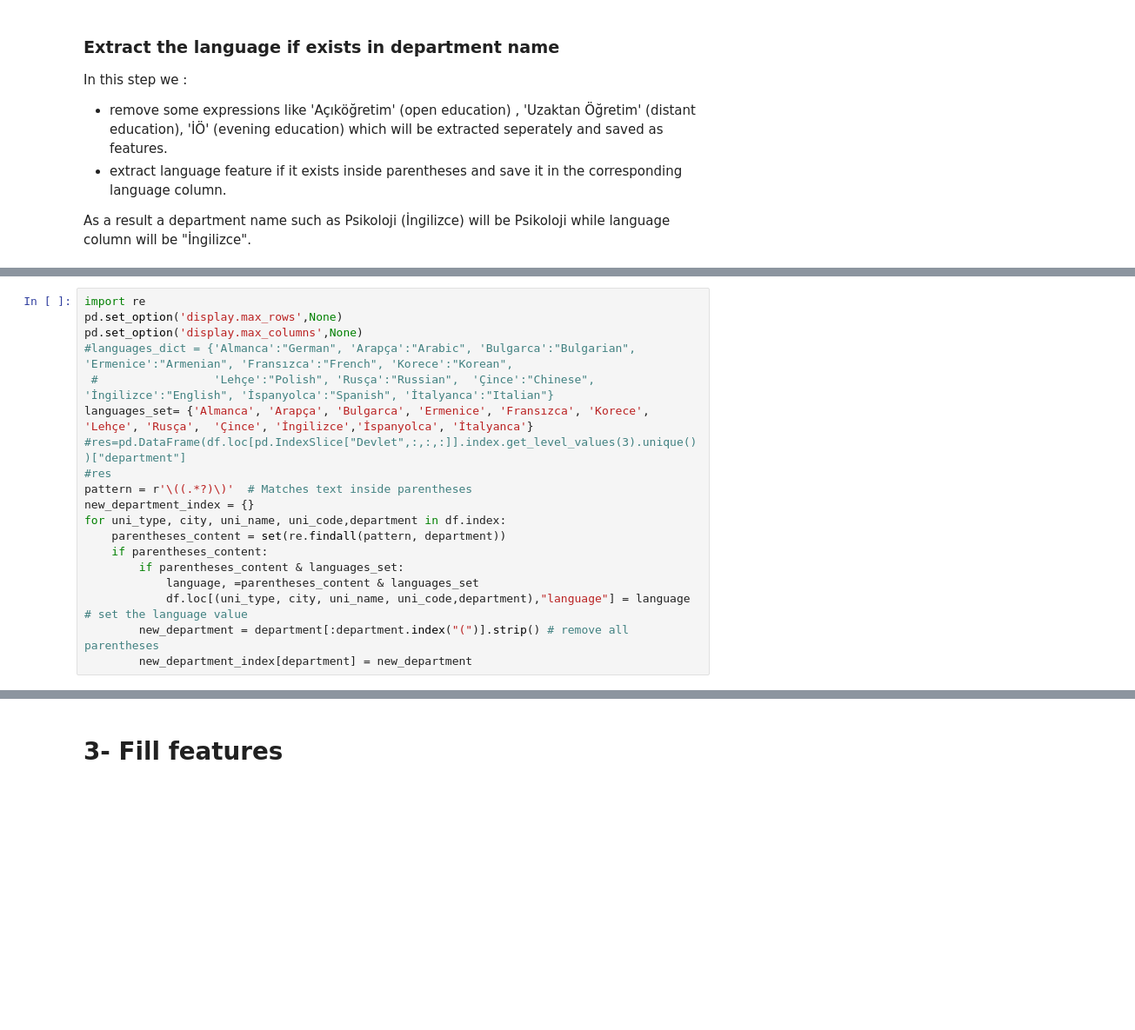
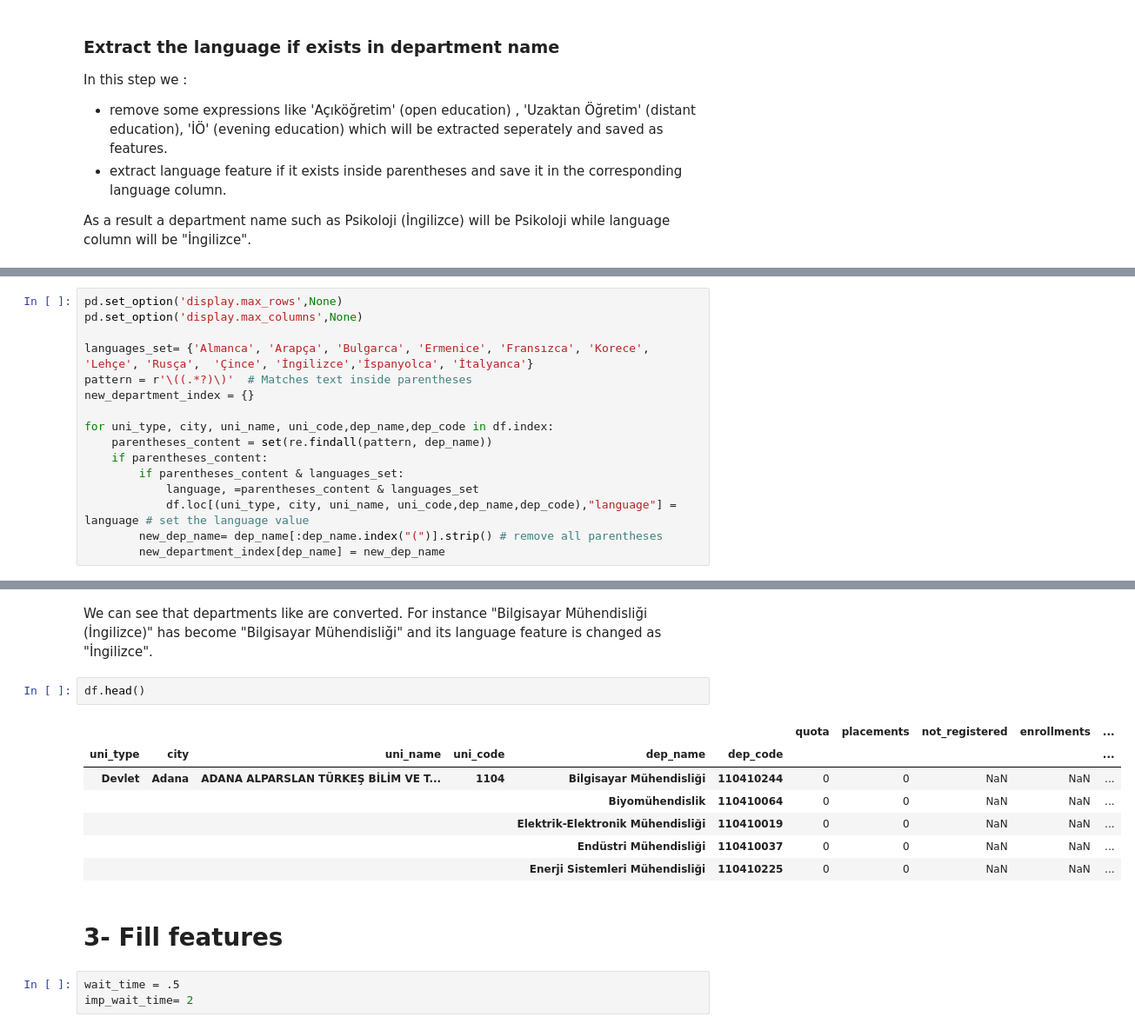
Before and after one commit to onertartan/high-education-analysis-of-turkey, a Jupyter notebook: web-scraping-yok-atlas-2.ipynb, the cells around one changed output, grey strips where cells are left out. Shown: that part at 87% size. Drawn from its saved outputs; the diff is of its cells as text; blank space fills up the shorter version.

```diff
--- a/web-scraping-yok-atlas-2.ipynb
+++ b/web-scraping-yok-atlas-2.ipynb
@@ -113,22 +130,19 @@ print("Number of deparment names before extracting language and removing express
 # %%
-import re
 pd.set_option('display.max_rows',None)
 pd.set_option('display.max_columns',None)
-#languages_dict = {'Almanca':"German", 'Arapça':"Arabic", 'Bulgarca':"Bulgarian", 'Ermenice':"Armenian", 'Fransızca':"French", 'Korece':"Korean",
- #                 'Lehçe':"Polish", 'Rusça':"Russian",  'Çince':"Chinese", 'İngilizce':"English", 'İspanyolca':"Spanish", 'İtalyanca':"Italian"}
+
 languages_set= {'Almanca', 'Arapça', 'Bulgarca', 'Ermenice', 'Fransızca', 'Korece', 'Lehçe', 'Rusça',  'Çince', 'İngilizce','İspanyolca', 'İtalyanca'}
-#res=pd.DataFrame(df.loc[pd.IndexSlice["Devlet",:,:,:]].index.get_level_values(3).unique())["department"]
-#res
 pattern = r'\((.*?)\)'  # Matches text inside parentheses
 new_department_index = {}
-for uni_type, city, uni_name, uni_code,department in df.index:
-    parentheses_content = set(re.findall(pattern, department))
+
+for uni_type, city, uni_name, uni_code,dep_name,dep_code in df.index:
+    parentheses_content = set(re.findall(pattern, dep_name))
     if parentheses_content:
         if parentheses_content & languages_set:
             language, =parentheses_content & languages_set
-            df.loc[(uni_type, city, uni_name, uni_code,department),"language"] = language # set the language value
-        new_department = department[:department.index("(")].strip() # remove all parentheses
-        new_department_index[department] = new_department
+            df.loc[(uni_type, city, uni_name, uni_code,dep_name,dep_code),"language"] = language # set the language value
+        new_dep_name= dep_name[:dep_name.index("(")].strip() # remove all parentheses
+        new_department_index[dep_name] = new_dep_name
 # %%
 df = df.rename(index=new_department_index, level=4)
 print("Number of deparment names before extracting language",len(df.index.get_level_values(4).unique()))
@@ -135,3 +151,19 @@ print("Number of deparment names before extracting language",len(df.index.get_le
+# %% [markdown]
+We can see that departments like are converted. For instance "Bilgisayar Mühendisliği (İngilizce)" has become "Bilgisayar Mühendisliği"
+and its language feature is changed as "İngilizce".
+# %%
+df.head()
+# %% [output]
+|  |  |  |  |  |  | quota | placements | not_registered | enrollments | ... |
+| uni_type | city | uni_name | uni_code | dep_name | dep_code |  |  |  |  | ... |
+| Devlet | Adana | ADANA ALPARSLAN TÜRKEŞ BİLİM VE T... | 1104 | Bilgisayar Mühendisliği | 110410244 | 0 | 0 | NaN | NaN | ... |
+|  |  |  |  | Biyomühendislik | 110410064 | 0 | 0 | NaN | NaN | ... |
+|  |  |  |  | Elektrik-Elektronik Mühendisliği | 110410019 | 0 | 0 | NaN | NaN | ... |
+|  |  |  |  | Endüstri Mühendisliği | 110410037 | 0 | 0 | NaN | NaN | ... |
+|  |  |  |  | Enerji Sistemleri Mühendisliği | 110410225 | 0 | 0 | NaN | NaN | ... |
 # %% [markdown]
 # 3- Fill features
+# %%
+wait_time = .5
+imp_wait_time= 2
 # %%
```
Also changed, not shown: parts of 17 cells of this notebook, 1 other file.
